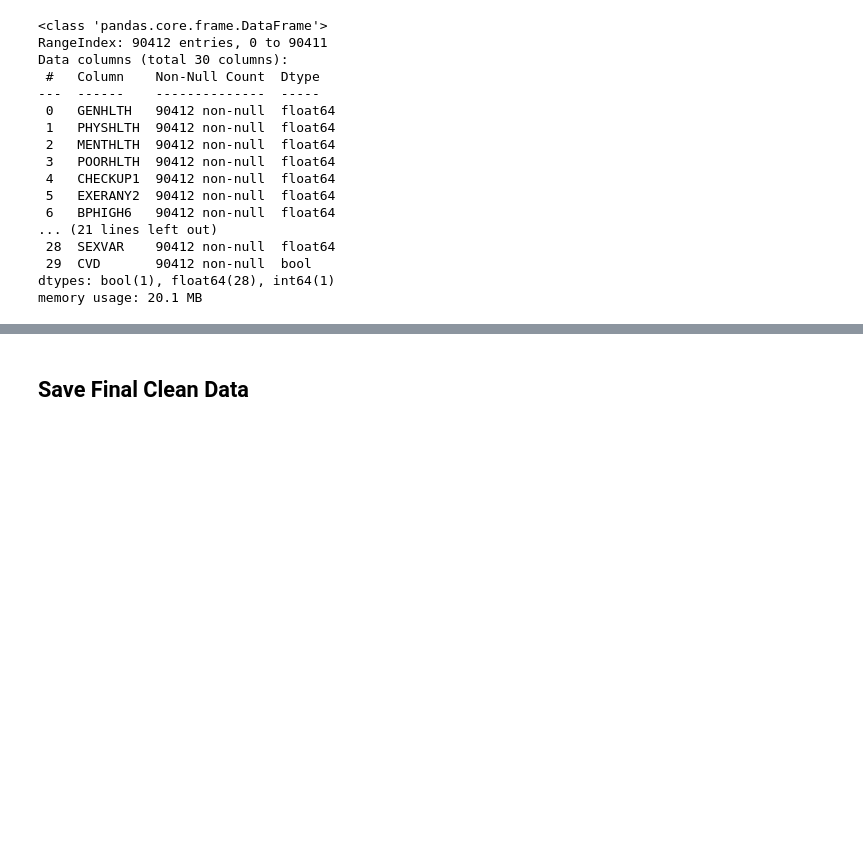
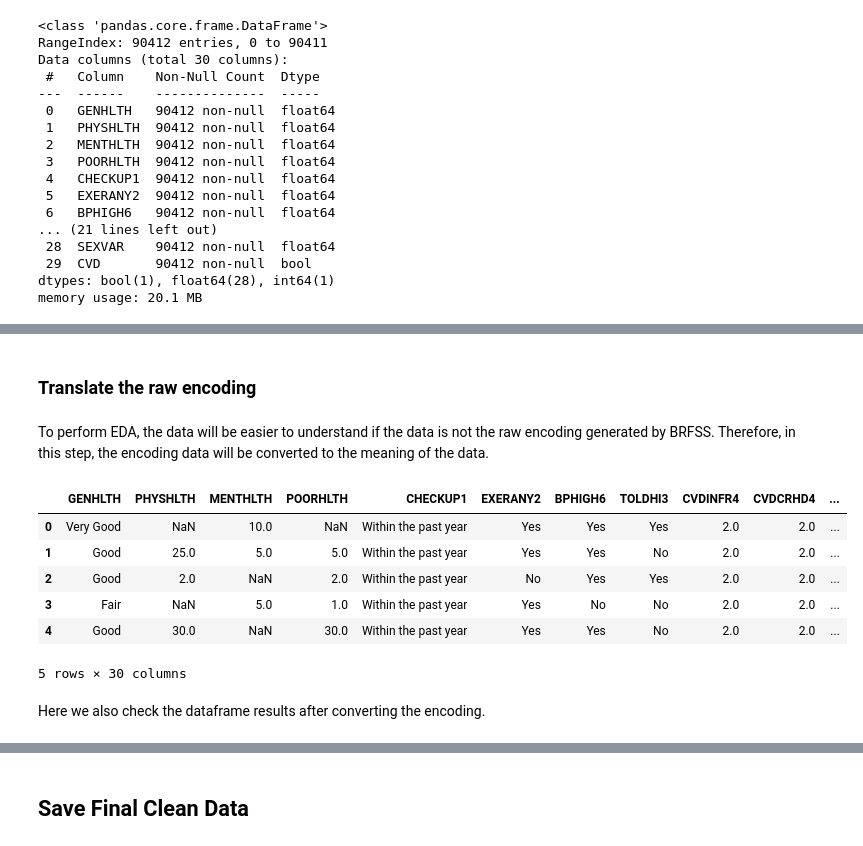
Before and after one commit to bagusrakaop/HealAssist, a Jupyter notebook: ml-workspace/cvd.ipynb, the cells around one changed output, grey strips where cells are left out. Saved outputs shown, nothing was run; the diff lists cells and outputs as text; code cells hidden in the pictures; blank space fills up the shorter version.

```diff
--- a/ml-workspace/cvd.ipynb
+++ b/ml-workspace/cvd.ipynb
@@ -644,0 +662,58 @@ memory usage: 20.1 MB
+# %% [markdown]
+### Translate the raw encoding
+# %% [markdown]
+To perform EDA, the data will be easier to understand if the data is not the raw encoding generated by BRFSS. Therefore, in this step, the encoding data will be converted to the meaning of the data.
+# %%
+import numpy as np
+
+genhlth = {1: "Excellent", 2: "Very Good", 3: "Good", 4: "Fair", 5: "Poor", 7: "Don't Know", 9: "Refused"}
+physhlth = menthlth = poorhlth = {88: np.nan, 77: "Don't Know", 99: "Refused"}
+checkup1 = {1: "Within the past year", 2: "Within the past 2 years", 3: "Within the past 5 years",
+            4: "5 or more years ago", 8: "Never", 7: "Don't Know", 9: "Refused"}
+exerany2 = toldhi3 = smoke100 = {1: "Yes", 2: "No", 7: "Don't Know", 9: "Refused"}
+bphigh6 = {1: "Yes", 2: "Yes, but female told only during pregnancy", 3: "No", 4: "Told Borderline High BP", 7: "Don't Know", 9: "Refused"}
+diabete4 = {1: "Yes", 2: "Yes, but female told only during pregnancy", 3: "No", 4: "No, Borderline Diabetes", 7: "Don't Know", 9: "Refused"}
+weight2 = {7777: "Don't Know", 9999: "Refused"}
+height3 = {7777: "Don't Know", 9999: "Refused"}
+usenow3 = {1: "Every Day", 2: "Some Days", 3: "Not at all", 7: "Don't Know", 9: "Refused"}
+ecignow1 = {1: "Every Day", 2: "Some Days", 3: "Not at all", 4: "Never used e-cigs", 7: "Don't Know", 9: "Refused"}
+avedrink3 = drink3ge5 = {88: np.nan, 99: "Refused"}
+maxdrnks = {99: "Refused"}
+fruit2 = fruitju2 = fvgreen1 = frenchf1 = potatoe1 = vegetab2 = {300: "Less than once a month", 555: "Never", 777: "Don't Know", 999: "Refused"}
+sexvar = {1: "Male", 2: "Female"}
+
+df_clean['GENHLTH'] = df_clean['GENHLTH'].replace(genhlth)
+df_clean['PHYSHLTH'] = df_clean['PHYSHLTH'].replace(physhlth)
+df_clean['MENTHLTH'] = df_clean['MENTHLTH'].replace(menthlth)
+df_clean['POORHLTH'] = df_clean['POORHLTH'].replace(poorhlth)
+df_clean['CHECKUP1'] = df_clean['CHECKUP1'].replace(checkup1)
+df_clean['EXERANY2'] = df_clean['EXERANY2'].replace(exerany2)
+df_clean['TOLDHI3'] = df_clean['TOLDHI3'].replace(toldhi3)
+df_clean['SMOKE100'] = df_clean['SMOKE100'].replace(smoke100)
+df_clean['BPHIGH6'] = df_clean['BPHIGH6'].replace(bphigh6)
+df_clean['DIABETE4'] = df_clean['DIABETE4'].replace(diabete4)
+df_clean['WEIGHT2'] = df_clean['WEIGHT2'].replace(weight2)
+df_clean['HEIGHT3'] = df_clean['HEIGHT3'].replace(height3)
+df_clean['USENOW3'] = df_clean['USENOW3'].replace(usenow3)
+df_clean['ECIGNOW1'] = df_clean['ECIGNOW1'].replace(ecignow1)
+df_clean['AVEDRNK3'] = df_clean['AVEDRNK3'].replace(avedrink3)
+df_clean['DRNK3GE5'] = df_clean['DRNK3GE5'].replace(drink3ge5)
+df_clean['MAXDRNKS'] = df_clean['MAXDRNKS'].replace(maxdrnks)
+df_clean['FRUIT2'] = df_clean['FRUIT2'].replace(fruit2)
+df_clean['FRUITJU2'] = df_clean['FRUITJU2'].replace(fruitju2)
+df_clean['FVGREEN1'] = df_clean['FVGREEN1'].replace(fvgreen1)
+df_clean['FRENCHF1'] = df_clean['FRENCHF1'].replace(frenchf1)
+df_clean['POTATOE1'] = df_clean['POTATOE1'].replace(potatoe1)
+df_clean['VEGETAB2'] = df_clean['VEGETAB2'].replace(vegetab2)
+df_clean['SEXVAR'] = df_clean['SEXVAR'].replace(sexvar)
+df_clean.head()
+# %% [output]
+|  | GENHLTH | PHYSHLTH | MENTHLTH | POORHLTH | CHECKUP1 | EXERANY2 | BPHIGH6 | TOLDHI3 | CVDINFR4 | CVDCRHD4 | ... |
+| 0 | Very Good | NaN | 10.0 | NaN | Within the past year | Yes | Yes | Yes | 2.0 | 2.0 | ... |
+| 1 | Good | 25.0 | 5.0 | 5.0 | Within the past year | Yes | Yes | No | 2.0 | 2.0 | ... |
+| 2 | Good | 2.0 | NaN | 2.0 | Within the past year | No | Yes | Yes | 2.0 | 2.0 | ... |
+| 3 | Fair | NaN | 5.0 | 1.0 | Within the past year | Yes | No | No | 2.0 | 2.0 | ... |
+| 4 | Good | 30.0 | NaN | 30.0 | Within the past year | Yes | Yes | No | 2.0 | 2.0 | ... |
+5 rows × 30 columns
+# %% [markdown]
+Here we also check the dataframe results after converting the encoding.
```
Also changed, not shown: parts of 15 cells of this notebook, 1 other file.
